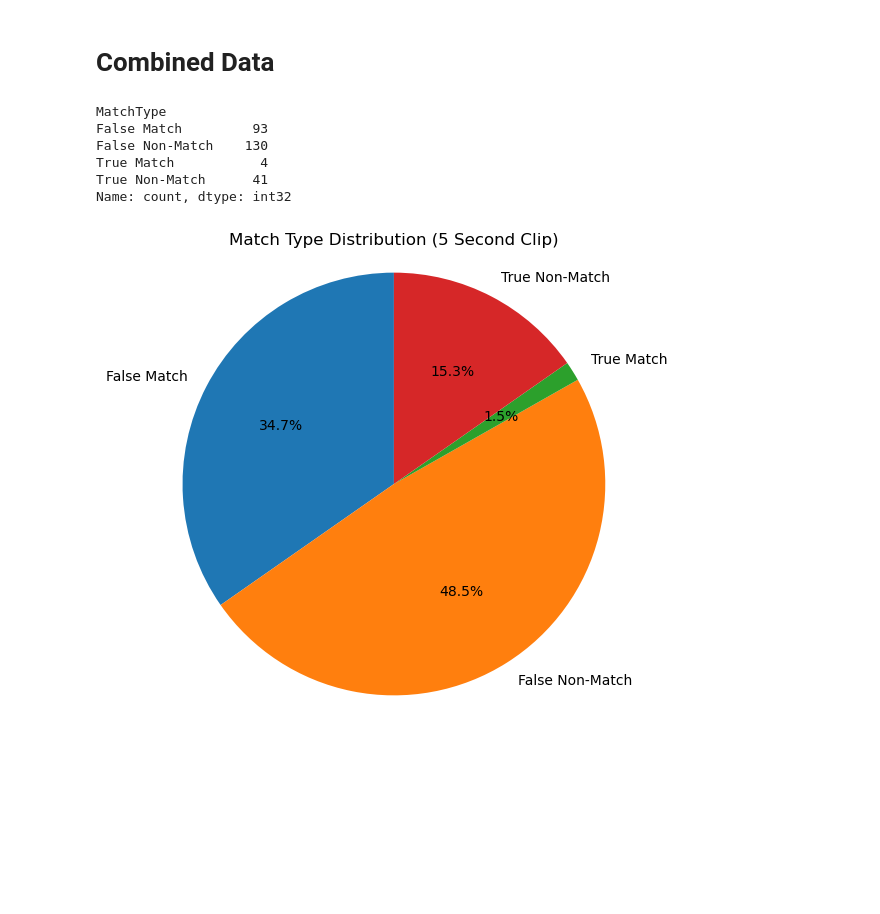
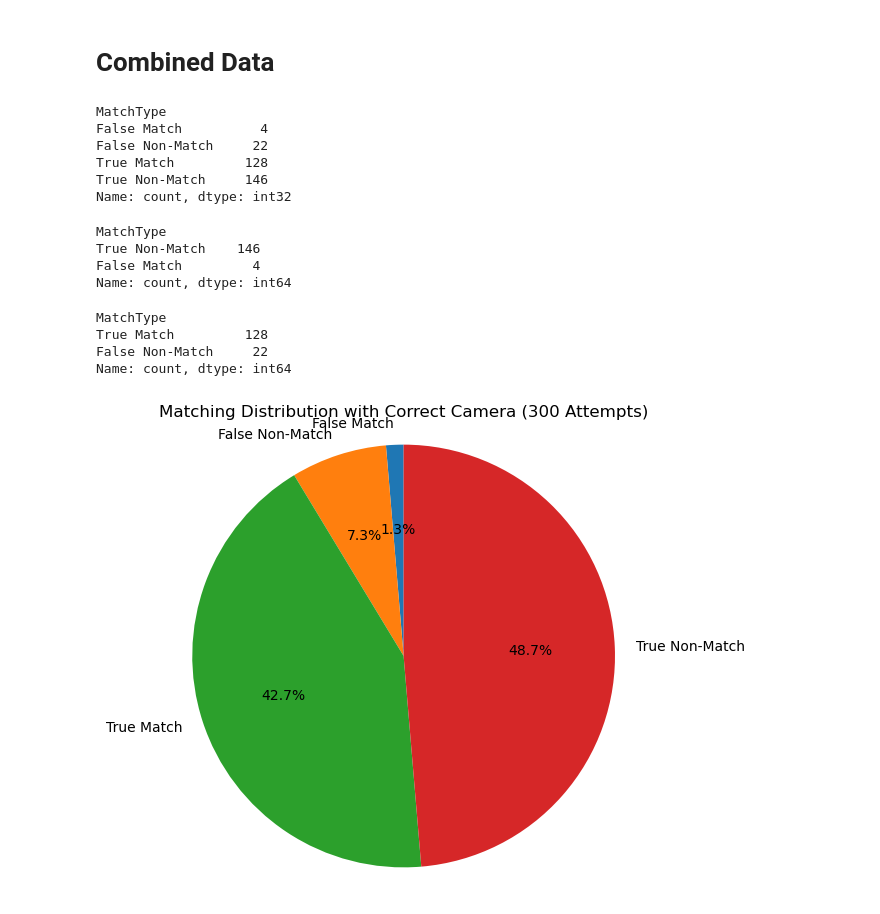
Before and after one commit to AlexSembrat/ENCM509-Project, a Jupyter notebook: recognition_analysis.ipynb, the cells around one changed output. Cells and saved outputs as stored; diff of their text form; code cells hidden in the pictures; blank space fills up the shorter version.

```diff
--- a/recognition_analysis.ipynb
+++ b/recognition_analysis.ipynb
@@ -5,7 +5,7 @@ import matplotlib.pyplot as plt
 # True Match Expected
 # %%
 # Load CSV
-df = pd.read_csv("recognition_log.csv")
+df = pd.read_csv("fixed.csv")
 
 # # Subtract 15 from the Confidence column (Temporary for testing)
 # df['Confidence'] = df['Confidence'] - 15
@@ -26,3 +26,11 @@ middle_df = df[
+# %%
+# Sort by Timestamp to ensure proper order
+df['Timestamp'] = pd.to_datetime(df['Timestamp'])
+df = df.sort_values('Timestamp').reset_index(drop=True)
+
+# Get the middle 150 rows
+middle_start = (len(df) - 150) // 2
+middle_df = df.iloc[middle_start:middle_start + 150]
 # %%
 # Classify rows based on Confidence
 middle_df['MatchType'] = middle_df['Confidence'].apply(lambda x: 'False Non-Match' if x > 50 else 'True Match')
@@ -48,7 +56,7 @@ plt.show()
 # True Non-Match Expected
 # %%
 # Load CSV
-df = pd.read_csv("recognition_log_non_match.csv")
+df = pd.read_csv("results/recognition_log_train_jenna_correct_camera.csv")
 
 # # Subtract 20 from the Confidence column (Temporary for testing)
 # df['Confidence'] = df['Confidence'] - 20
@@ -69,3 +77,11 @@ middle_df = df[
+# %%
+# Sort by Timestamp to ensure proper order
+df['Timestamp'] = pd.to_datetime(df['Timestamp'])
+df = df.sort_values('Timestamp').reset_index(drop=True)
+
+# Get the middle 150 rows
+middle_start = (len(df) - 150) // 2
+middle_df = df.iloc[middle_start:middle_start + 150]
 # %%
 # Classify rows based on Confidence
 middle_df['MatchType'] = middle_df['Confidence'].apply(lambda x: 'True Non-Match' if x > 50 else 'False Match')
@@ -95,17 +111,31 @@ combined_counts = combined_counts.astype(int)
 combined_counts
 # %% [output]
 MatchType
-False Match         93
-False Non-Match    130
-True Match           4
-True Non-Match      41
+False Match          4
+False Non-Match     22
+True Match         128
+True Non-Match     146
 Name: count, dtype: int32
+# %%
+match_counts_2
+# %% [output]
+MatchType
+True Non-Match    146
+False Match         4
+Name: count, dtype: int64
+# %%
+match_counts_1
+# %% [output]
+MatchType
+True Match         128
+False Non-Match     22
+Name: count, dtype: int64
 # %%
 # Plot as a pie chart
 plt.figure(figsize=(6, 6))
 plt.pie(combined_counts, labels=combined_counts.index, autopct='%1.1f%%', startangle=90)
-plt.title("Match Type Distribution")
+plt.title("Matching Distribution with Correct Camera (300 Attempts)")
 plt.axis('equal')  # Equal aspect ratio ensures pie chart is circular.
 plt.show()
 # %% [output]
-[figure, old version]
+[figure, new version]
```
Also changed, not shown: parts of 4 cells of this notebook, 5 other files.
